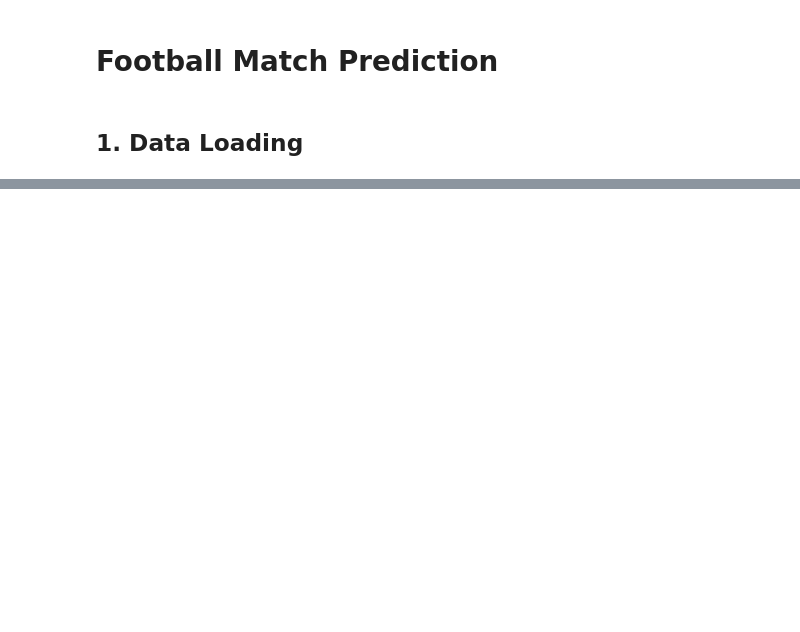
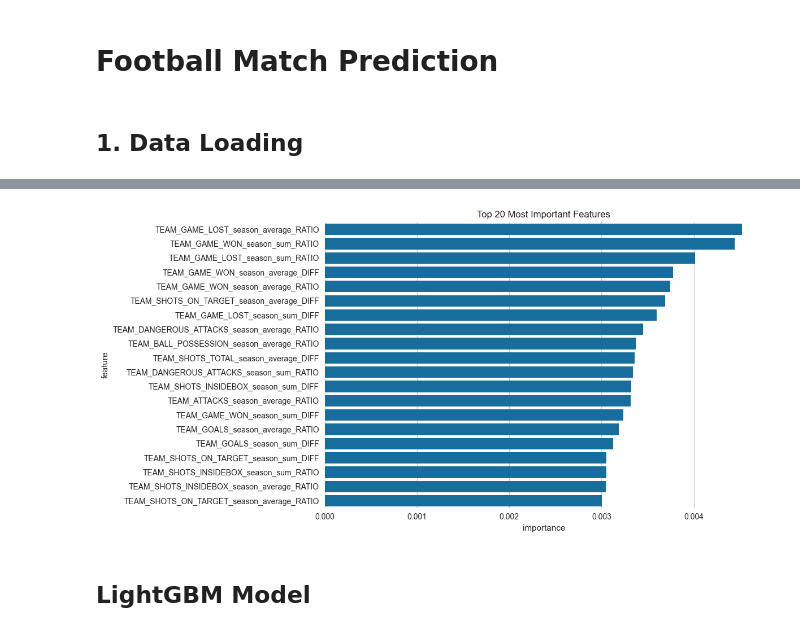
Before and after one commit to luckerma/ml_project, a Jupyter notebook: main.ipynb, the cells around one changed output, grey strips where cells are left out. Cells and saved outputs as stored; diff of their text form; code cells hidden in the pictures; blank space fills up the shorter version.

```diff
--- a/main.ipynb
+++ b/main.ipynb
@@ -415,0 +552,75 @@ Away Player Summary Statistics:
+# %%
+# Feature Interactions
+
+# 1. Select meaningful base features using actual column patterns
+offensive_base_metrics = ['SHOTS_TOTAL', 'SHOTS_ON_TARGET', 'GOALS', 'ATTACKS', 'DANGEROUS_ATTACKS']
+defensive_base_metrics = ['SAVES', 'BALL_SAFE', 'FOULS']
+agg_types = ['season_sum', 'season_average', '5_last_match_average']
+
+# 2. Generate feature lists
+offensive_features = []
+defensive_features = []
+
+for metric in offensive_base_metrics:
+    for agg in agg_types:
+        for prefix in ['HOME_TEAM_', 'AWAY_TEAM_']:
+            col = f"{prefix}{metric}_{agg}"
+            if col in processed_features.columns:
+                offensive_features.append(col)
+
+for metric in defensive_base_metrics:
+    for agg in agg_types:
+        for prefix in ['HOME_TEAM_', 'AWAY_TEAM_']:
+            col = f"{prefix}{metric}_{agg}"
+            if col in processed_features.columns:
+                defensive_features.append(col)
+
+print(f"Found {len(offensive_features)} offensive features and {len(defensive_features)} defensive features")
+
+# 3. Generate meaningful interactions (limit to top features)
+interaction_features = {}
+for off_feat in offensive_features[:5]:  # Top 5 offensive features
+    for def_feat in defensive_features[:5]:  # Top 5 defensive features
+        interaction_name = f"INT_{off_feat.split('_')[1]}_{def_feat.split('_')[1]}"
+        interaction_features[interaction_name] = processed_features[off_feat] * processed_features[def_feat]
+
+# 4. Convert to DataFrame and check distributions
+interaction_df = pd.DataFrame(interaction_features)
+
+# 5. Handle extreme values in interactions
+interaction_df = handle_outliers(interaction_df, threshold=2.0)  # Using existing function
+
+# 6. Merge with original features
+final_features = pd.concat([processed_features, interaction_df], axis=1)
+
+# 7. Validate usefulness of interactions
+# Create proper train/test split first with all three target classes
+X_train, X_test, y_train, y_test = train_test_split(
+    final_features,
+    y_train[['HOME_WINS', 'DRAW', 'AWAY_WINS']],  # Use all three target columns
+    test_size=0.2,
+    random_state=42
+)
+
+# Train a Random Forest for feature importance with multi-class target
+rf = RandomForestClassifier(n_estimators=100, random_state=42)
+# Convert y_train to single column of class indices
+y_train_classes = np.argmax(y_train.values, axis=1)
+rf.fit(X_train, y_train_classes)
+
+# Get feature importance
+feature_importance = pd.DataFrame({
+    'feature': final_features.columns,
+    'importance': rf.feature_importances_
+}).sort_values('importance', ascending=False)
+
+print("\nTop 20 most important features:")
+print(feature_importance.head(20))
+
+# Plot feature importance
+plt.figure(figsize=(12, 6))
+sns.barplot(x='importance', y='feature', data=feature_importance.head(20))
+plt.title('Top 20 Most Important Features')
+plt.tight_layout()
+plt.show()
+# %% [output]
@@ -415,0 +644 @@ Away Player Summary Statistics:
+[figure, added]
@@ -415,0 +658,2 @@ Away Player Summary Statistics:
+# %% [markdown]
+## LightGBM Model
```
Also changed, not shown: parts of 18 cells of this notebook, 4 other files.
